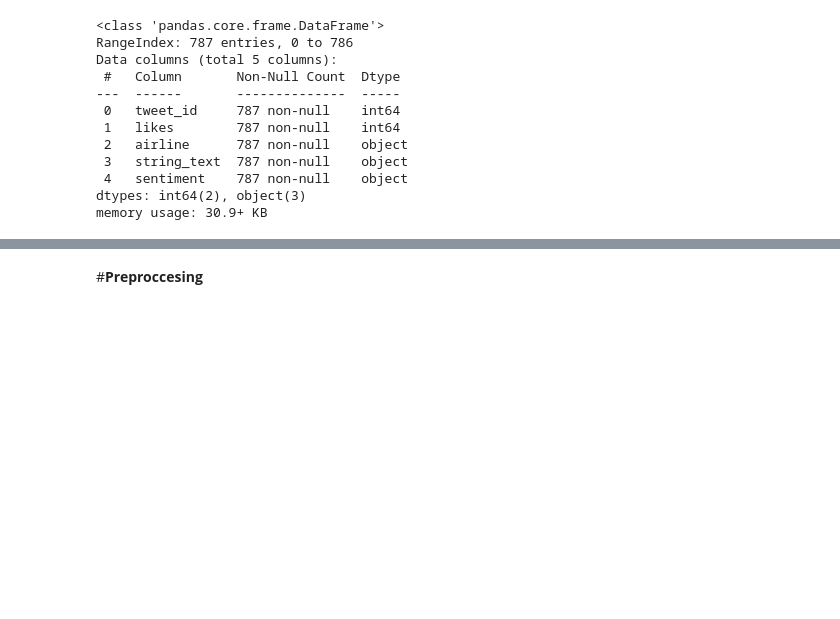
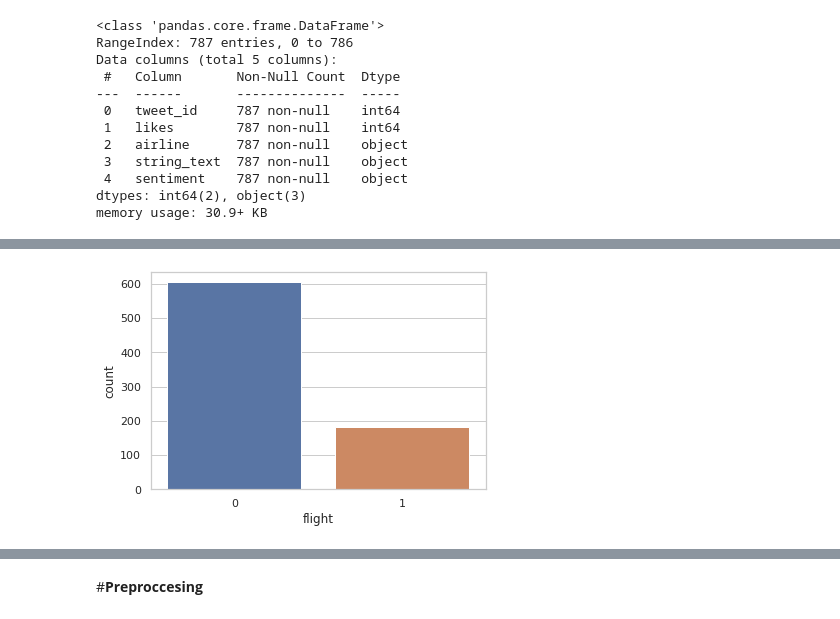
Before and after one commit to buthaina279/DS_Capstone_NLP, a Jupyter notebook: ML.ipynb, the cells around one changed output, grey strips where cells are left out. Cells and saved outputs as stored; diff of their text form; code cells hidden in the pictures; blank space fills up the shorter version.

```diff
--- a/ML.ipynb
+++ b/ML.ipynb
@@ -95,0 +302,5 @@ memory usage: 30.9+ KB
+# %%
+sns.set_theme(style="whitegrid")
+ax = sns.countplot(x="flight",data=airline)
+# %% [output]
+[figure, added]
```
Also changed, not shown: parts of 127 cells of this notebook.
